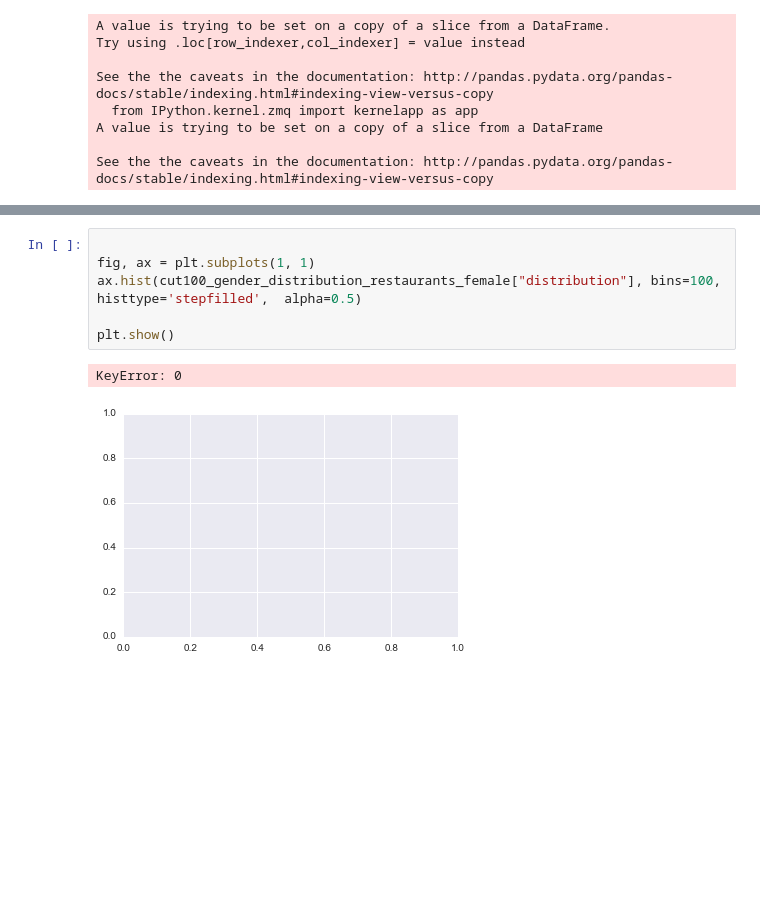
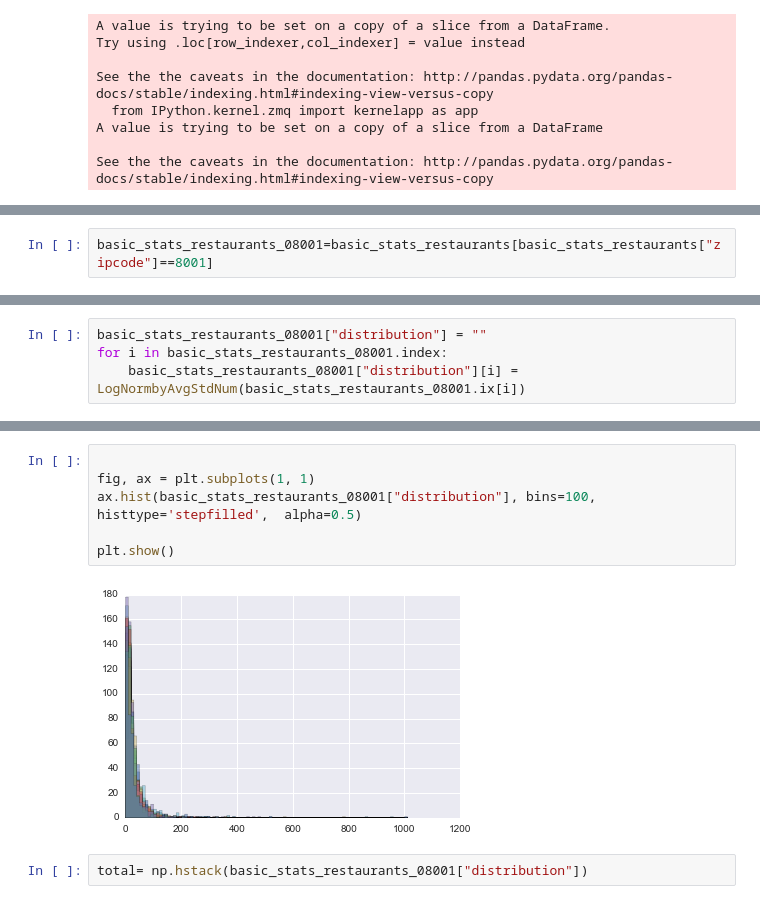
Before and after one commit to TeamUno/project, a Jupyter notebook: initial-exploration/LogNorm_final_Gender.ipynb, the cells around one changed output, grey strips where cells are left out. Cells and saved outputs as stored; diff of their text form; blank space fills up the shorter version.

Commit message:
LogNorm by zipcode

```diff
--- a/initial-exploration/LogNorm_final_Gender.ipynb
+++ b/initial-exploration/LogNorm_final_Gender.ipynb
@@ -93,0 +121,2 @@ plt.show()
+# %%
+basic_stats_restaurants_08001=basic_stats_restaurants[basic_stats_restaurants["zipcode"]==8001]
@@ -93,0 +143,4 @@ plt.show()
+# %%
+basic_stats_restaurants_08001["distribution"] = ""
+for i in basic_stats_restaurants_08001.index:
+    basic_stats_restaurants_08001["distribution"][i] = LogNormbyAvgStdNum(basic_stats_restaurants_08001.ix[i])
@@ -94,9 +157,10 @@ plt.show()
 # %%
 
 fig, ax = plt.subplots(1, 1)
-ax.hist(cut100_gender_distribution_restaurants_female["distribution"], bins=100, histtype='stepfilled',  alpha=0.5)
+ax.hist(basic_stats_restaurants_08001["distribution"], bins=100, histtype='stepfilled',  alpha=0.5)
 
 plt.show()
 # %% [output]
-KeyError: 0
-[figure, old version]
+[figure, new version]
+# %%
+total= np.hstack(basic_stats_restaurants_08001["distribution"])
```
Also changed, not shown: parts of 7 cells of this notebook.
